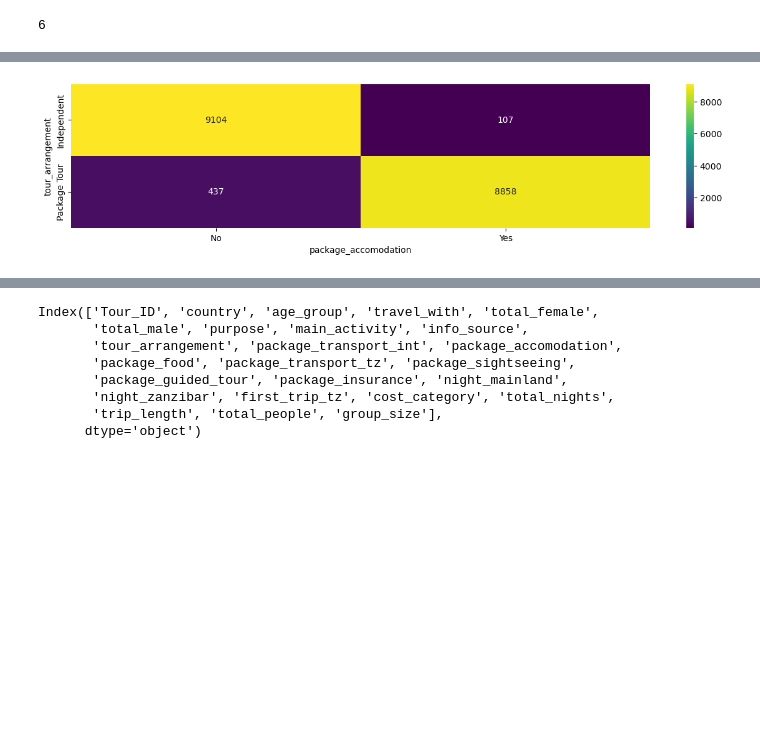
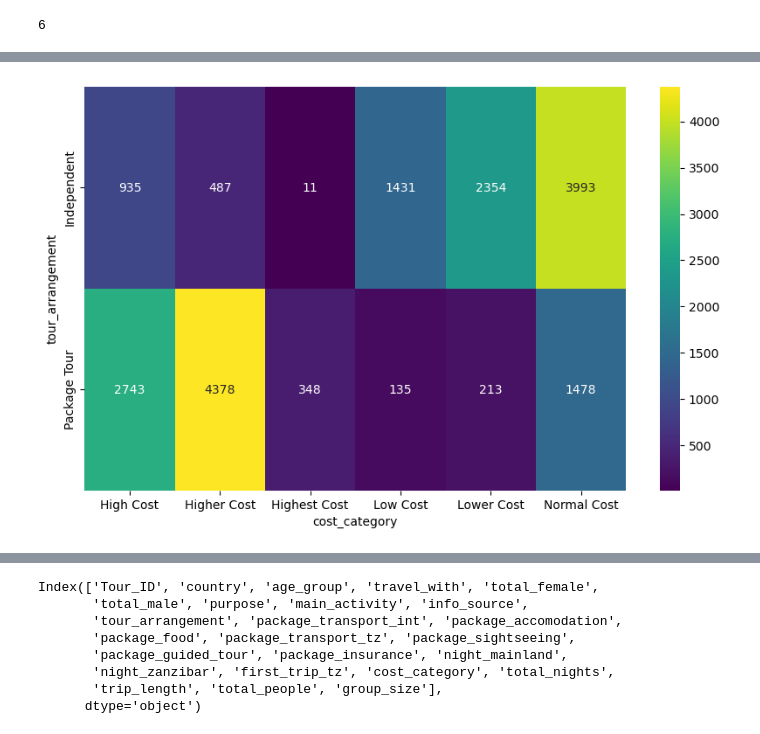
Before and after one commit to Njaramba-Riri/expenditure-prediction, a Jupyter notebook: trial.ipynb, the cells around one changed output, grey strips where cells are left out. Cells and saved outputs as stored; diff of their text form; code cells hidden in the pictures; blank space fills up the shorter version.

```diff
--- a/trial.ipynb
+++ b/trial.ipynb
@@ -52,4 +29,4 @@ data.head(3)
 # %%
-data=data.drop(columns=['Tour_ID','package_transport_int', 'package_accomodation', 'package_food', 'package_transport_tz', 'package_sightseeing', 'package_guided_tour', 'package_insurance', 'night_mainland','night_zanzibar','trip_length', 'total_male', 'total_female', 'group_size'])
+data=data.drop(columns=['Tour_ID','trip_length', 'total_male', 'total_nights', 'total_female', 'group_size'])
 data.shape
 # %% [output]
@@ -267,7 +279,7 @@ from kfold import skfold
 # %%
 from scipy.stats import chi2_contingency
 
-ct=pd.crosstab(data['tour_arrangement'] ,[data['package_accomodation']])#, data['night_zanzibar']])
+ct=pd.crosstab(data['tour_arrangement'] ,[data['cost_category']])#, data['night_zanzibar']])
 
 chi2, p, dof, expected=chi2_contingency(ct)
 
@@ -301,11 +313,11 @@ ct_df
 # %%
-fig, ax=plt.subplots(figsize=(15,3))
+fig, ax=plt.subplots(figsize=(10,6))
 
 sns.heatmap(ct, cmap='viridis', annot=True, fmt='d', ax=ax);
 # %% [output]
 [interactive output not drawn]
 [interactive output not drawn]
-[figure, old version]
+[figure, new version]
 # %%
 sns.heatmap(data.corr())
 # %% [output]
```
Also changed, not shown: parts of 24 cells of this notebook, 22 other files.
